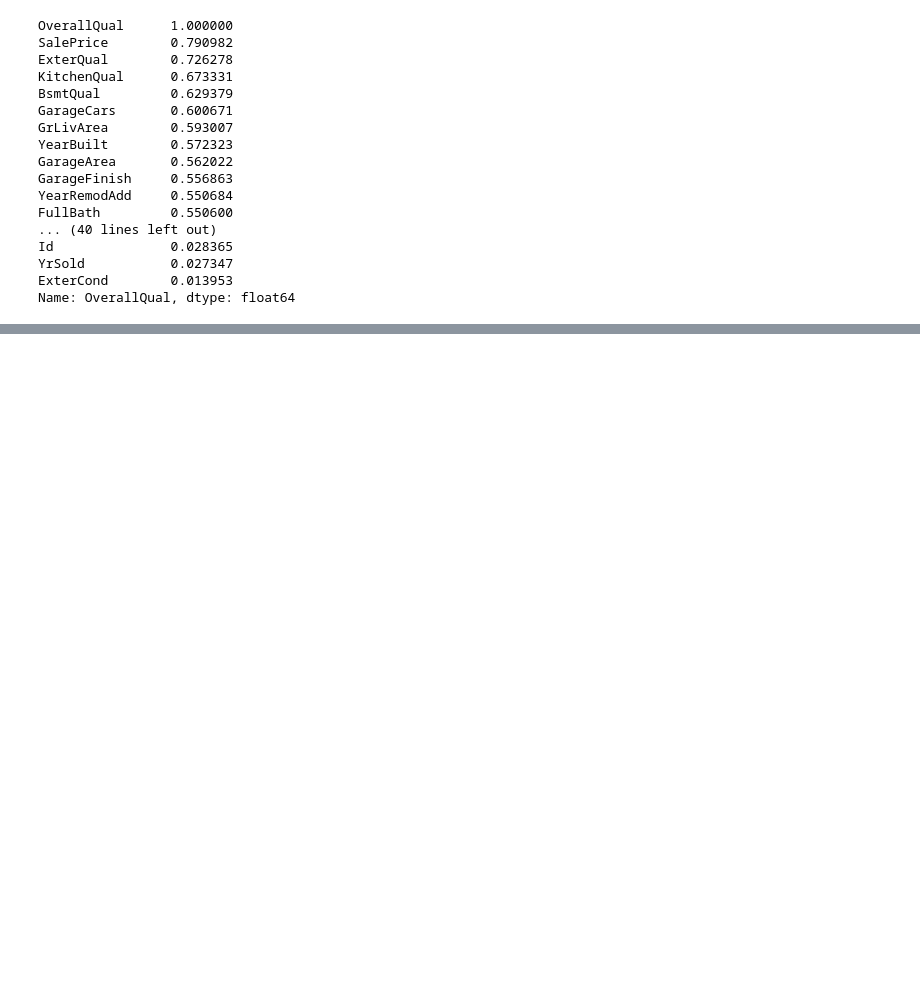
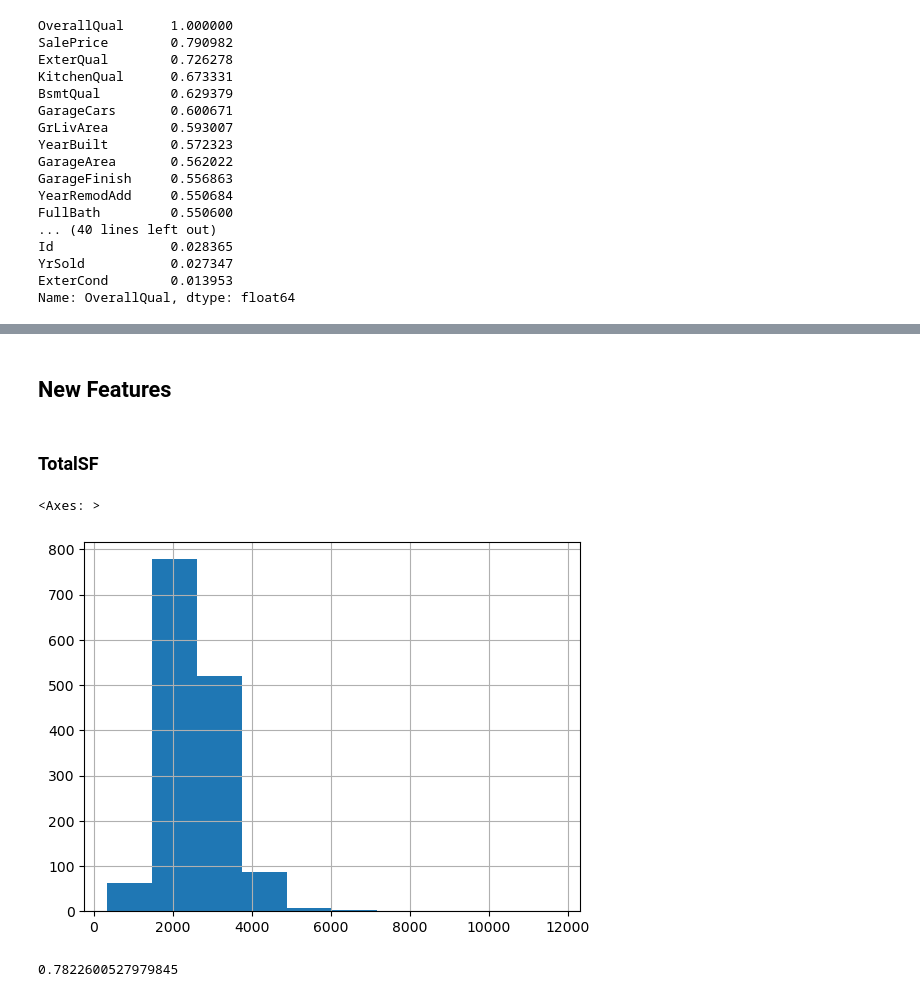
Before and after one commit to Chocomilkteaa/House-Prices, a Jupyter notebook: eda2.ipynb, the cells around one changed output, grey strips where cells are left out. Drawn from its saved outputs; the diff is of its cells as text; code cells hidden in the pictures; blank space fills up the shorter version.

```diff
--- a/eda2.ipynb
+++ b/eda2.ipynb
@@ -18,6 +18,9 @@ test_data = pd.read_csv('./Data/test.csv')
 # %% [markdown]
 # Preprocessing
 # %%
+train_data = pd.read_csv('./Data/train.csv')
+test_data = pd.read_csv('./Data/test.csv')
+
 feature = 'MSSubClass'
 train_data[feature] = train_data[feature].apply(lambda x: str(x))
 test_data[feature] = test_data[feature].apply(lambda x: str(x))
@@ -67,6 +70,8 @@ train_data[feature] = train_data[feature].map(quality_map)
 test_data[feature] = test_data[feature].map(quality_map)
 train_data[feature] = train_data[feature].fillna(0)
 test_data[feature] = test_data[feature].fillna(0)
+train_data[feature] = train_data[feature].astype(int)
+test_data[feature] = test_data[feature].astype(int)
 
 assert(is_numeric_dtype(train_data[feature]))
 assert(train_data[feature].isna().sum() == 0)
@@ -76,6 +81,8 @@ train_data[feature] = train_data[feature].map(quality_map)
 test_data[feature] = test_data[feature].map(quality_map)
 train_data[feature] = train_data[feature].fillna(0)
 test_data[feature] = test_data[feature].fillna(0)
+train_data[feature] = train_data[feature].astype(int)
+test_data[feature] = test_data[feature].astype(int)
 
 assert(is_numeric_dtype(train_data[feature]))
 assert(train_data[feature].isna().sum() == 0)
@@ -87,6 +94,8 @@ train_data[feature] = train_data[feature].map(exposure_map)
 test_data[feature] = test_data[feature].map(exposure_map)
 train_data[feature] = train_data[feature].fillna(0)
 test_data[feature] = test_data[feature].fillna(0)
+train_data[feature] = train_data[feature].astype(int)
+test_data[feature] = test_data[feature].astype(int)
 
 assert(is_numeric_dtype(train_data[feature]))
 assert(train_data[feature].isna().sum() == 0)
@@ -98,6 +107,8 @@ train_data[feature] = train_data[feature].map(type_map)
 test_data[feature] = test_data[feature].map(type_map)
 train_data[feature] = train_data[feature].fillna(0)
 test_data[feature] = test_data[feature].fillna(0)
+train_data[feature] = train_data[feature].astype(int)
+test_data[feature] = test_data[feature].astype(int)
 
 assert(is_numeric_dtype(train_data[feature]))
 assert(train_data[feature].isna().sum() == 0)
@@ -107,6 +118,8 @@ train_data[feature] = train_data[feature].map(type_map)
 test_data[feature] = test_data[feature].map(type_map)
 train_data[feature] = train_data[feature].fillna(0)
 test_data[feature] = test_data[feature].fillna(0)
+train_data[feature] = train_data[feature].astype(int)
+test_data[feature] = test_data[feature].astype(int)
 
 assert(is_numeric_dtype(train_data[feature]))
 assert(train_data[feature].isna().sum() == 0)
@@ -143,6 +156,8 @@ train_data[feature] = train_data[feature].map(quality_map)
 test_data[feature] = test_data[feature].map(quality_map)
 train_data[feature] = train_data[feature].fillna(0)
 test_data[feature] = test_data[feature].fillna(0)
+train_data[feature] = train_data[feature].astype(int)
+test_data[feature] = test_data[feature].astype(int)
 
 assert(is_numeric_dtype(train_data[feature]))
 assert(train_data[feature].isna().sum() == 0)
@@ -156,6 +171,8 @@ assert(train_data[feature].isna().sum() == 0)
 feature = 'GarageYrBlt'
 train_data[feature] = train_data[feature].fillna(-1)
 test_data[feature] = test_data[feature].fillna(-1)
+train_data[feature] = train_data[feature].astype(int)
+test_data[feature] = test_data[feature].astype(int)
 
 assert(train_data[feature].isna().sum() == 0)
 
@@ -166,6 +183,8 @@ train_data[feature] = train_data[feature].map(exposure_map)
 test_data[feature] = test_data[feature].map(exposure_map)
 train_data[feature] = train_data[feature].fillna(0)
 test_data[feature] = test_data[feature].fillna(0)
+train_data[feature] = train_data[feature].astype(int)
+test_data[feature] = test_data[feature].astype(int)
 
 assert(is_numeric_dtype(train_data[feature]))
 assert(train_data[feature].isna().sum() == 0)
@@ -175,6 +194,8 @@ train_data[feature] = train_data[feature].map(quality_map)
 test_data[feature] = test_data[feature].map(quality_map)
 train_data[feature] = train_data[feature].fillna(0)
 test_data[feature] = test_data[feature].fillna(0)
+train_data[feature] = train_data[feature].astype(int)
+test_data[feature] = test_data[feature].astype(int)
 
 assert(is_numeric_dtype(train_data[feature]))
 assert(train_data[feature].isna().sum() == 0)
@@ -184,6 +205,8 @@ train_data[feature] = train_data[feature].map(quality_map)
 test_data[feature] = test_data[feature].map(quality_map)
 train_data[feature] = train_data[feature].fillna(0)
 test_data[feature] = test_data[feature].fillna(0)
+train_data[feature] = train_data[feature].astype(int)
+test_data[feature] = test_data[feature].astype(int)
 
 assert(is_numeric_dtype(train_data[feature]))
 assert(train_data[feature].isna().sum() == 0)
@@ -193,6 +216,8 @@ train_data[feature] = train_data[feature].map(quality_map)
 test_data[feature] = test_data[feature].map(quality_map)
 train_data[feature] = train_data[feature].fillna(0)
 test_data[feature] = test_data[feature].fillna(0)
+train_data[feature] = train_data[feature].astype(int)
+test_data[feature] = test_data[feature].astype(int)
 
 assert(is_numeric_dtype(train_data[feature]))
 assert(train_data[feature].isna().sum() == 0)
@@ -204,6 +229,8 @@ train_data[feature] = train_data[feature].map(fence_map)
 test_data[feature] = test_data[feature].map(fence_map)
 train_data[feature] = train_data[feature].fillna(0)
 test_data[feature] = test_data[feature].fillna(0)
+train_data[feature] = train_data[feature].astype(int)
+test_data[feature] = test_data[feature].astype(int)
 
 assert(is_numeric_dtype(train_data[feature]))
 assert(train_data[feature].isna().sum() == 0)
@@ -213,6 +240,18 @@ train_data[feature] = train_data[feature].fillna('None')
 test_data[feature] = test_data[feature].fillna('None')
 
 assert(train_data[feature].isna().sum() == 0)
+
+test_data.loc[test_data['GarageCars'].isnull(), ['GarageType', 'GarageCars', 'GarageArea']] = ['None', 0, 0]
+test_data.loc[test_data['BsmtFinSF1'].isnull(), ['BsmtFinSF1', 'BsmtFinSF2', 'BsmtUnfSF', 'TotalBsmtSF', 'BsmtFullBath', 'BsmtHalfBath']] = [0, 0, 0, 0, 0, 0]
+test_data.loc[test_data['BsmtFullBath'].isnull(), ['BsmtFullBath', 'BsmtHalfBath']] = [0, 0]
+
+assert(test_data['GarageCars'].isna().sum() == 0)
+assert(test_data['BsmtFinSF1'].isna().sum() == 0)
+assert(test_data['BsmtFullBath'].isna().sum() == 0)
+
+columns_float = train_data.select_dtypes(include=['float64']).columns
+train_data[columns_float] = train_data[columns_float].astype('float32')
+test_data[columns_float] = test_data[columns_float].astype('float32')
 # %%
 train_data.columns[train_data.isna().any()].tolist()
 # %% [output]
@@ -439,0 +547,14 @@ Name: OverallQual, dtype: float64
+# %% [markdown]
+## New Features
+# %% [markdown]
+### TotalSF
+# %%
+train_data['TotalSF'] = train_data[['TotalBsmtSF', '1stFlrSF', '2ndFlrSF']].sum(axis=1)
+train_data['TotalSF'].hist()
+# %% [output]
+<Axes: >
+[figure, added]
+# %%
+train_data['SalePrice'].corr(train_data['TotalSF'])
+# %% [output]
+0.7822600527979845
```
Also changed, not shown: parts of 44 cells of this notebook, 1 other file.
